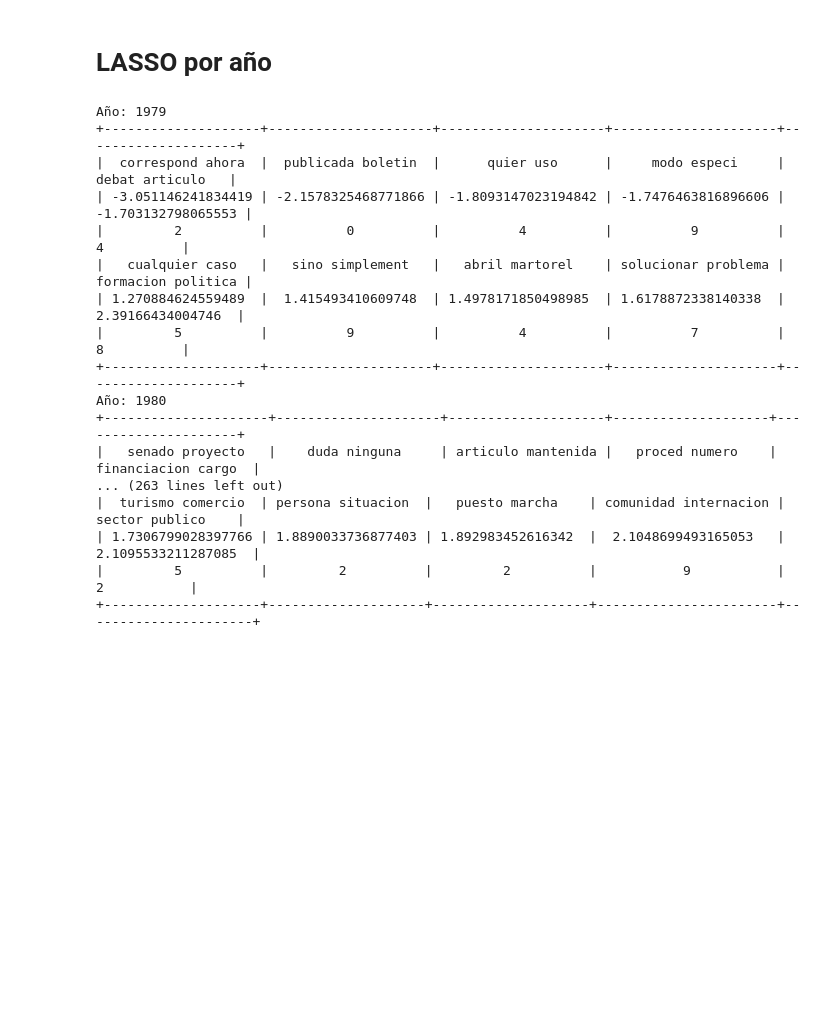
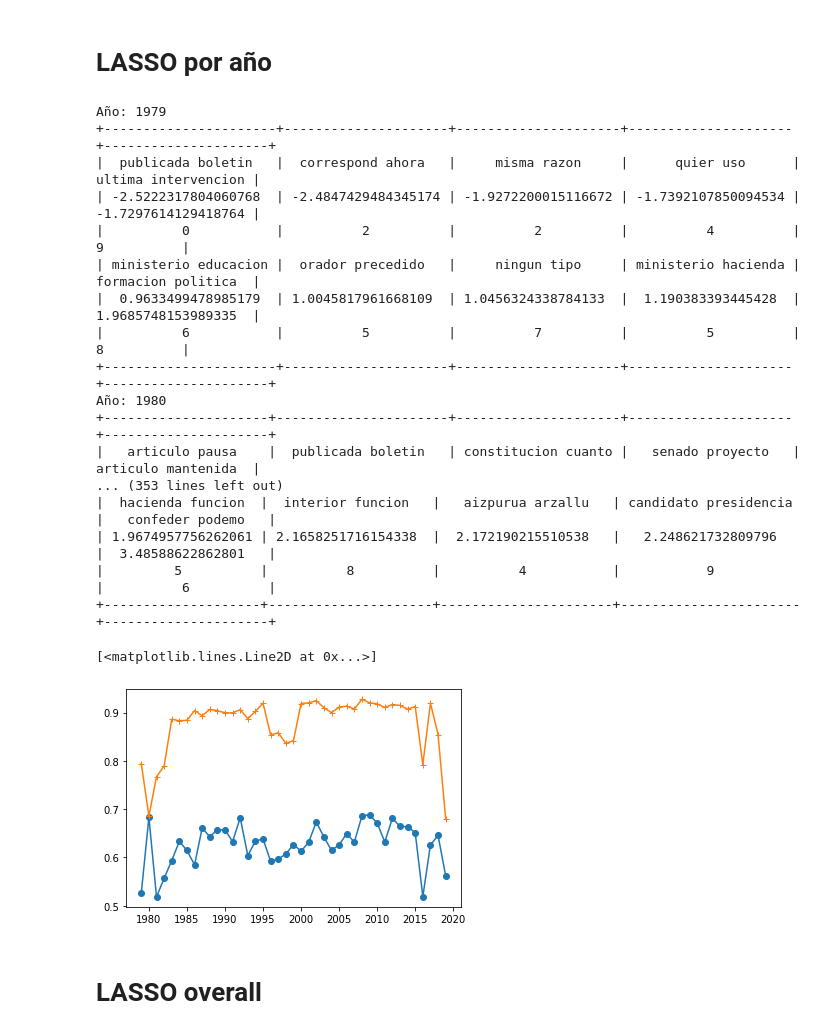
Before and after one commit to LCaravaggio/politext, a Jupyter notebook: GS.ipynb, the cells around one changed output. Saved outputs shown, nothing was run; the diff lists cells and outputs as text; code cells hidden in the pictures; blank space fills up the shorter version.

```diff
--- a/GS.ipynb
+++ b/GS.ipynb
@@ -280,38 +299,56 @@ Legislatura: II - Most Frecuent Topic: 8
 # LASSO por año
 # %%
 # Relevancia de bigramas en la predicción por año
+macro=[]
+weighted=[]
 tabla=[]
 
 nombres=cv.get_feature_names_out()
 componentes=lda.components_.transpose()
 n = 5
+lr = LogisticRegression(penalty='l1', max_iter=1000, solver='liblinear')
 
-for x in range (1979, 2010):
-  base_year=base[pd.DatetimeIndex(base.fecha).year==x]
-  train_matrix = vec.fit_transform(base_year['tokens'])
-  y_train= base_year['party']
-  lr = LogisticRegression(penalty='l1', max_iter=1000, solver='liblinear')
-  lr.fit(train_matrix,y_train)
-
-  s = lr.coef_[0]
-
-  print(f"Año: {x}")
-  print(tabulate([cv.get_feature_names_out()[argsort(s)[:n]], sorted(s)[:n],bi_topic_frex['Topic'][argsort(s)[:n]],cv.get_feature_names_out()[argsort(s)[-n:]], sorted(s)[-n:],  bi_topic_frex['Topic'][argsort(s)[-n:]]], tablefmt='pretty'))
+for x in range (1979, 2020):
+  try:
+    base_year=base[pd.DatetimeIndex(base.fecha).year==x]
+    X_train, X_test, y_train, y_test = train_test_split(base_year.loc[:, base_year.columns != 'party'], base_year['party'], test_size=0.33, random_state=42)
+    train_matrix = vect.fit_transform(X_train['tokens'])
+    test_matrix = vect.transform(X_test['tokens'])
+    lr.fit(train_matrix,y_train)
+    predictions = lr.predict(test_matrix )
+    macro.append(f1_score(predictions,y_test, average='macro'))
+    weighted.append(f1_score(predictions,y_test, average='weighted'))
+    s = lr.coef_[0]
+    print(f"Año: {x}")
+    print(tabulate([cv.get_feature_names_out()[argsort(s)[:n]], sorted(s)[:n],bi_topic_frex['Topic'][argsort(s)[:n]],cv.get_feature_names_out()[argsort(s)[-n:]], sorted(s)[-n:],  bi_topic_frex['Topic'][argsort(s)[-n:]]], tablefmt='pretty'))
+  except:
+    macro.append(np.nan)
+    weighted.append(np.nan)
 # %% [output]
 Año: 1979
-+--------------------+---------------------+---------------------+---------------------+--------------------+
-|  correspond ahora  |  publicada boletin  |      quier uso      |     modo especi     |   debat articulo   |
-| -3.051146241834419 | -2.1578325468771866 | -1.8093147023194842 | -1.7476463816896606 | -1.703132798065553 |
-|         2          |          0          |          4          |          9          |         4          |
-|   cualquier caso   |   sino simplement   |   abril martorel    | solucionar problema | formacion politica |
-| 1.270884624559489  |  1.415493410609748  | 1.4978171850498985  | 1.6178872338140338  |  2.39166434004746  |
-|         5          |          9          |          4          |          7          |         8          |
-+--------------------+---------------------+---------------------+---------------------+--------------------+
++----------------------+---------------------+---------------------+---------------------+---------------------+
+|  publicada boletin   |  correspond ahora   |     misma razon     |      quier uso      | ultima intervencion |
+| -2.5222317804060768  | -2.4847429484345174 | -1.9272200015116672 | -1.7392107850094534 | -1.7297614129418764 |
+|          0           |          2          |          2          |          4          |          9          |
+| ministerio educacion |  orador precedido   |     ningun tipo     | ministerio hacienda | formacion politica  |
+|  0.9633499478985179  | 1.0045817961668109  | 1.0456324338784133  |  1.190383393445428  | 1.9685748153989335  |
+|          6           |          5          |          7          |          5          |          8          |
++----------------------+---------------------+---------------------+---------------------+---------------------+
 Año: 1980
-+---------------------+---------------------+--------------------+--------------------+---------------------+
-|   senado proyecto   |    duda ninguna     | articulo mantenida |   proced numero    | financiacion cargo  |
-... (263 lines left out)
-|  turismo comercio  | persona situacion  |   puesto marcha    | comunidad internacion |    sector publico    |
-| 1.7306799028397766 | 1.8890033736877403 | 1.892983452616342  |  2.1048699493165053   |  2.1095533211287085  |
-|         5          |         2          |         2          |           9           |          2           |
-+--------------------+--------------------+--------------------+-----------------------+----------------------+
++---------------------+----------------------+---------------------+---------------------+---------------------+
+|   articulo pausa    |  publicada boletin   | constitucion cuanto |   senado proyecto   | articulo mantenida  |
+... (353 lines left out)
+|  hacienda funcion  |  interior funcion   |   aizpurua arzallu   | candidato presidencia |   confeder podemo   |
+| 1.9674957756262061 | 2.1658251716154338  |  2.172190215510538   |   2.248621732809796   |  3.48588622862801   |
+|         5          |          8          |          4           |           9           |          6          |
++--------------------+---------------------+----------------------+-----------------------+---------------------+
+# %%
+# Yo entiendo que el resultado relevante es el macro, porque considera el desbalance de clases
+import matplotlib.pyplot as plt
+plt.plot(range(1979,2020), macro, marker='o')
+plt.plot(range(1979,2020), weighted, marker='+')
+# %% [output]
+[<matplotlib.lines.Line2D at 0x...>]
+[figure, added]
+# %% [markdown]
+# LASSO overall
```
Also changed, not shown: parts of 5 cells of this notebook.
